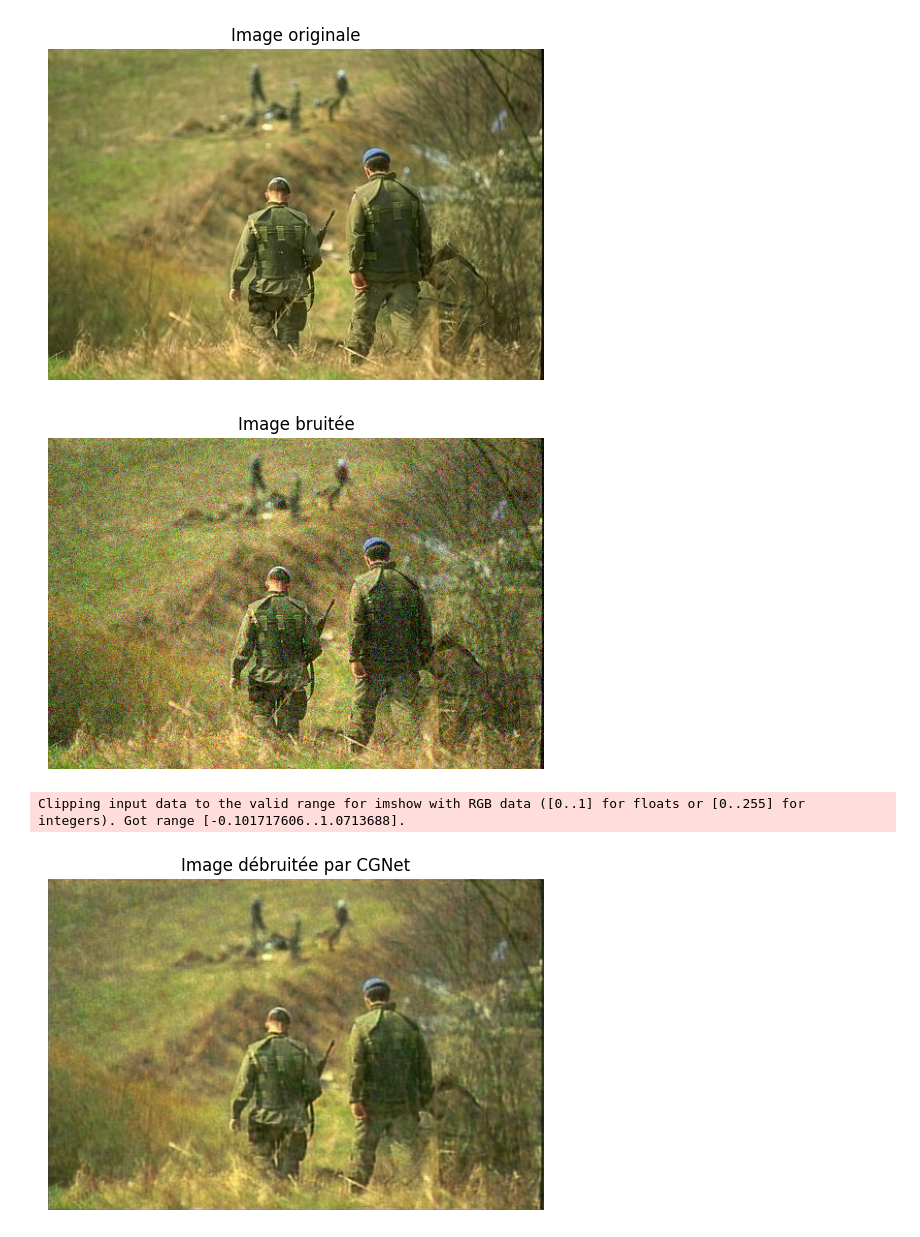
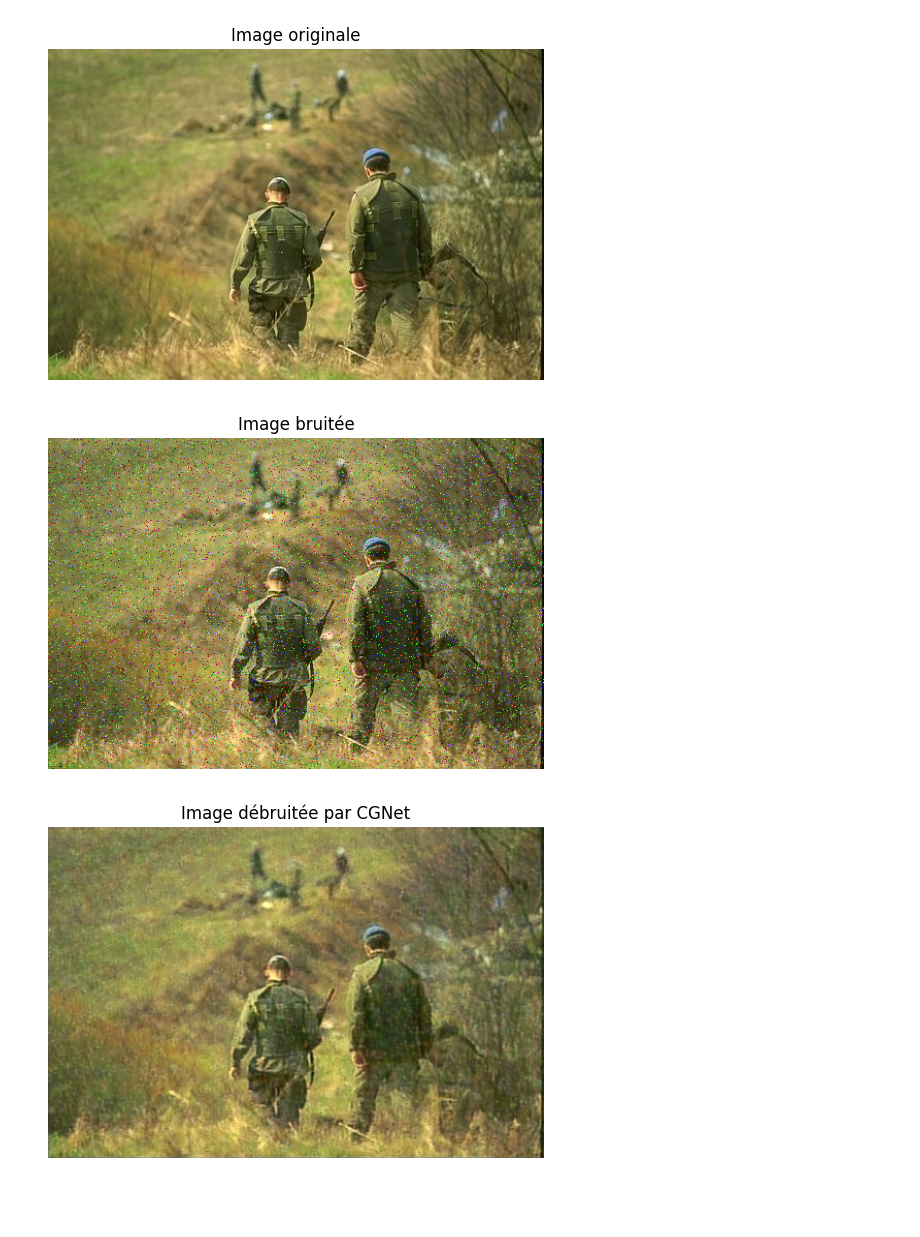
Before and after one commit to Adeper/Projet_Image, a Jupyter notebook: Code/Comparaison/comparaison.ipynb, the cells around one changed output. Saved outputs shown, nothing was run; the diff lists cells and outputs as text; code cells hidden in the pictures; blank space fills up the shorter version.

```diff
--- a/Code/Comparaison/comparaison.ipynb
+++ b/Code/Comparaison/comparaison.ipynb
@@ -60,6 +60,7 @@ def compare_denoising_methods(image, image_noised, model_path='../_CGNet_BSD500/
     with torch.no_grad():
         output_cgnet = cgnet_model(noisy_tensor).cpu().squeeze()
 
+    # Redimensionnement si nécessaire
     if image.shape[:2] != output_cgnet.shape[1:]:
         print("Redimensionnement nécessaire")
         resize = transforms.Resize((image.shape[0], image.shape[1]))
@@ -68,9 +69,29 @@ def compare_denoising_methods(image, image_noised, model_path='../_CGNet_BSD500/
         output_cgnet_resized = output_cgnet
 
     # Réarranger l'ordre des canaux : de (C, H, W) à (H, W, C)
-    output_cgnet_resized = output_cgnet_resized.permute(1, 2, 0).numpy()
+    output_cgnet_resized = output_cgnet_resized.permute(1, 2, 0)
+
+    # Convertir en NumPy
+    output_cgnet_resized = output_cgnet_resized.numpy()
+
+    # Vérifier et ajuster la forme de l'image si nécessaire
+    if len(output_cgnet_resized.shape) == 3 and output_cgnet_resized.shape[-1] == 1:
+        output_cgnet_resized = output_cgnet_resized.squeeze(-1)
+
+    # S'assurer que les valeurs sont dans l'intervalle [0, 255]
+    output_cgnet_resized = np.clip(output_cgnet_resized * 255, 0, 255)
+
+    # Convertir en uint8
+    output_cgnet_resized = output_cgnet_resized.astype(np.uint8)
+
+    # Sauvegarder l'image
+    ski.io.imsave("cgnet_result.png", output_cgnet_resized)
+
+    # Calculer le PSNR
     psnr_cgnet = psnr(image, output_cgnet_resized)
     psnr_results['CGNet'] = psnr_cgnet
+
+    # Afficher l'image débruitée
     display_image(output_cgnet_resized, "Image débruitée par CGNet")
 
     # Filtre médian
@@ -83,7 +104,10 @@ def compare_denoising_methods(image, image_noised, model_path='../_CGNet_BSD500/
     # Haar
     if wavelet_func is not None:
         image_wavelet = wavelet_func(image_noised)
-        image_wavelet = ski.transform.resize(image_wavelet, image.shape, mode='reflect', anti_aliasing=True) # Parfois, l'algo change la taille des images donc obligé ici
+        if image_wavelet.shape != image.shape:
+            image_wavelet = ski.transform.resize(image_wavelet, image.shape, mode='reflect', anti_aliasing=True)
+            image_wavelet = np.clip(image_wavelet, 0, 1) * 255
+        image_wavelet = image_wavelet.astype(np.uint8)
         psnr_wavelet = psnr(image, image_wavelet)
         psnr_results['Ondelettes de Haar'] = psnr_wavelet
         display_image(image_wavelet, "Image débruitée par les ondelettes de Haar")
@@ -101,15 +125,14 @@ def compare_denoising_methods(image, image_noised, model_path='../_CGNet_BSD500/
     return psnr_results
 # %%
 image = import_image("bsd500_military.jpg")
-image_noised = noise_image(image, 'gaussian')
+image_noised = noise_image(image, 's&p')
 psnr_results = compare_denoising_methods(image, image_noised,
                                          model_path='../_CGNet_BSD500/cgnet_denoising_optimized.pth',
                                          median_func=median_denoise_color,
                                          wavelet_func=wavelet_denoise_color,
                                          bm3d_func=bm3d_denoise_color)
 # %% [output]
 [figure]
-[figure, old version]
+[figure, new version]
-Clipping input data to the valid range for imshow with RGB data ([0..1] for floats or [0..255] for integers). Got range [-0.101717606..1.0713688].
 [figure]
 [figure]
```
Also changed, not shown: parts of 1 cell of this notebook, 2 other files.
